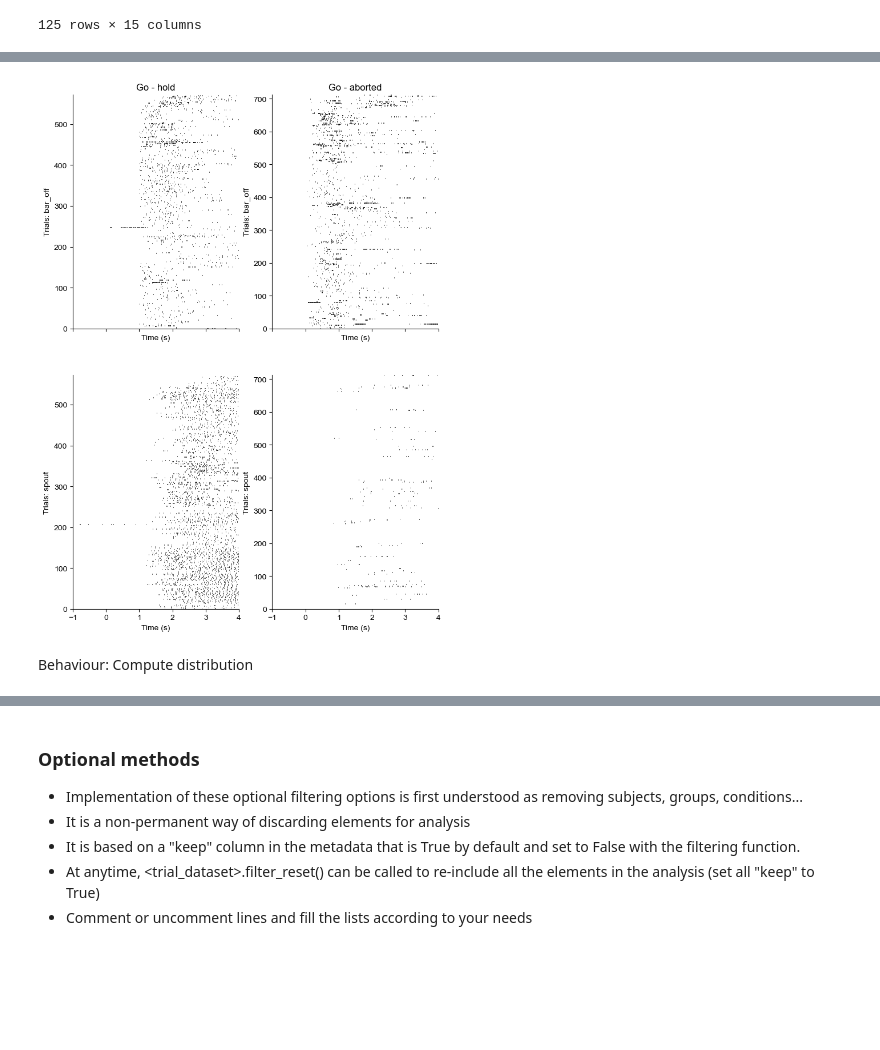
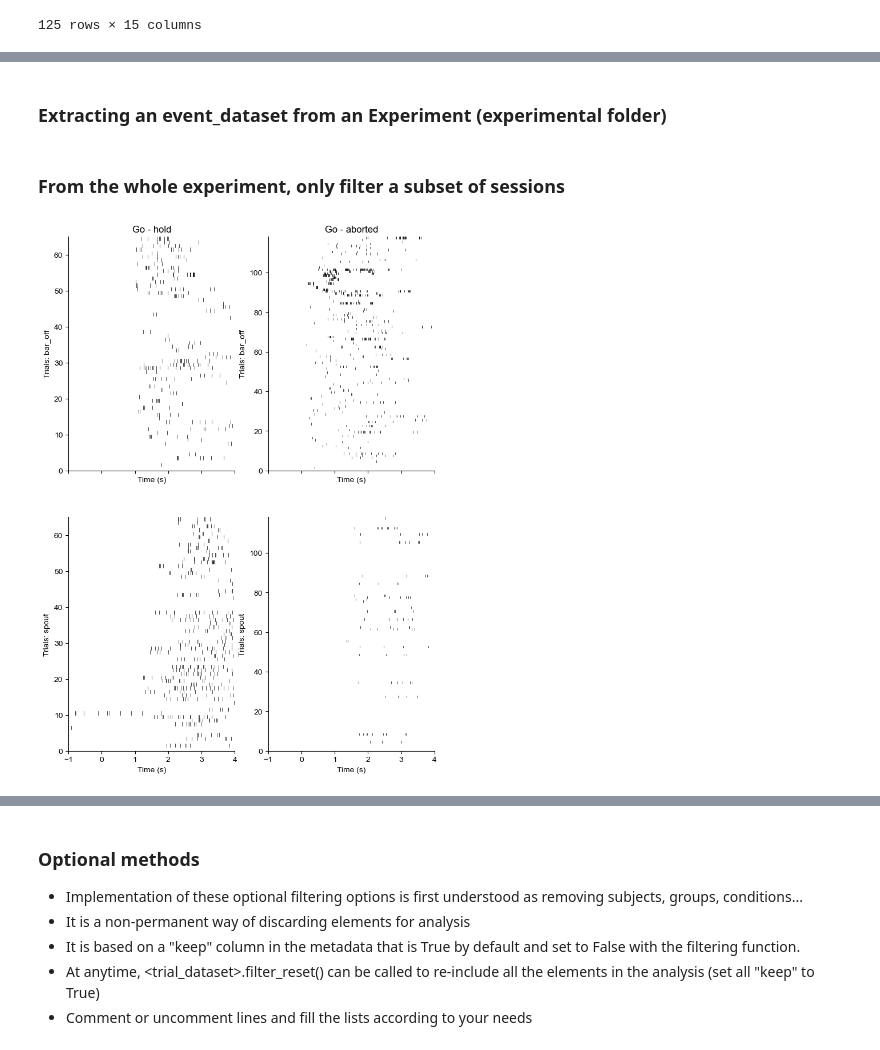
Before and after one commit to juliencarponcy/trialexp, a Jupyter notebook: notebooks/noncanonical/nb20230208_191000_J_for_T_curr_data_structures.ipynb, the cells around one changed output, grey strips where cells are left out. Drawn from its saved outputs; the diff is of its cells as text; code cells hidden in the pictures; blank space fills up the shorter version.

```diff
--- a/notebooks/noncanonical/nb20230208_191000_J_for_T_curr_data_structures.ipynb
+++ b/notebooks/noncanonical/nb20230208_191000_J_for_T_curr_data_structures.ipynb
@@ -128,6 +110,8 @@ cond_aliases = ['Go - hold', 'Go - aborted']
 groups = None
 
 # Window to exctract (in ms)
+# %% [markdown]
+### Extracting an event_dataset from an Experiment (experimental folder)
 # %%
 ev_dataset = exp_cohort.behav_events_to_dataset(
         groups = groups,
@@ -139,14 +123,29 @@ ev_dataset = exp_cohort.behav_events_to_dataset(
 
 ev_dataset.set_trial_window(trial_window=[-1000,4000], unit='milliseconds')
 ev_dataset.set_conditions(conditions=condition_list, aliases=cond_aliases)
-# %%
-ev_dataset.filter_reset()
-# tf = (ev_dataset.get_tfkeep_subjects([316,317,318])) & (ev_dataset.get_tfkeep_dates(date(2022,12,16)))
-# tf = (ev_dataset.get_tfkeep_subjects([316,317,318]))
-ev_dataset.set_keep(tf)
-
-ev_dataset.plot_raster(keys=['bar_off_trial_time','spout_trial_time'], module='matplotlib')
-# %% [output]
-[figure, removed]
-# %% [markdown]
-Behaviour: Compute distribution
+# %% [markdown]
+### From the whole experiment, only filter a subset of sessions
+# %%
+# reset previous filters
+ev_dataset.filter_reset()
+
+# define new filters
+bool_filter = (ev_dataset.get_tfkeep_subjects([316,317,318])) & (ev_dataset.get_tfkeep_dates(
+    [date(2022,12,16),
+    date(2022,12,17),
+    date(2022,12,18),
+    date(2022,12,19),
+    date(2022,12,20)]))
+# get_tfkeep_dates will need to take date or time intervals as input
+
+# apply filters to metadata_df
+ev_dataset.set_keep(bool_filter)
+
+# you can still apply additional filtering thanks to other methods like:
+ev_dataset.filter_lastNsessions(3) # keep only the last 3 sessions for each subject
+
+# We'll need to find a way to plot lines between sessions and/or indicate dates/subjects
+# in y axis but that will be a bit tricky to make both flexible and easy to use/implement
+ev_dataset.plot_raster(keys=['bar_off_trial_time','spout_trial_time'], module='matplotlib')
+# %% [output]
+[figure, added]
```
Also changed, not shown: parts of 22 cells of this notebook.
